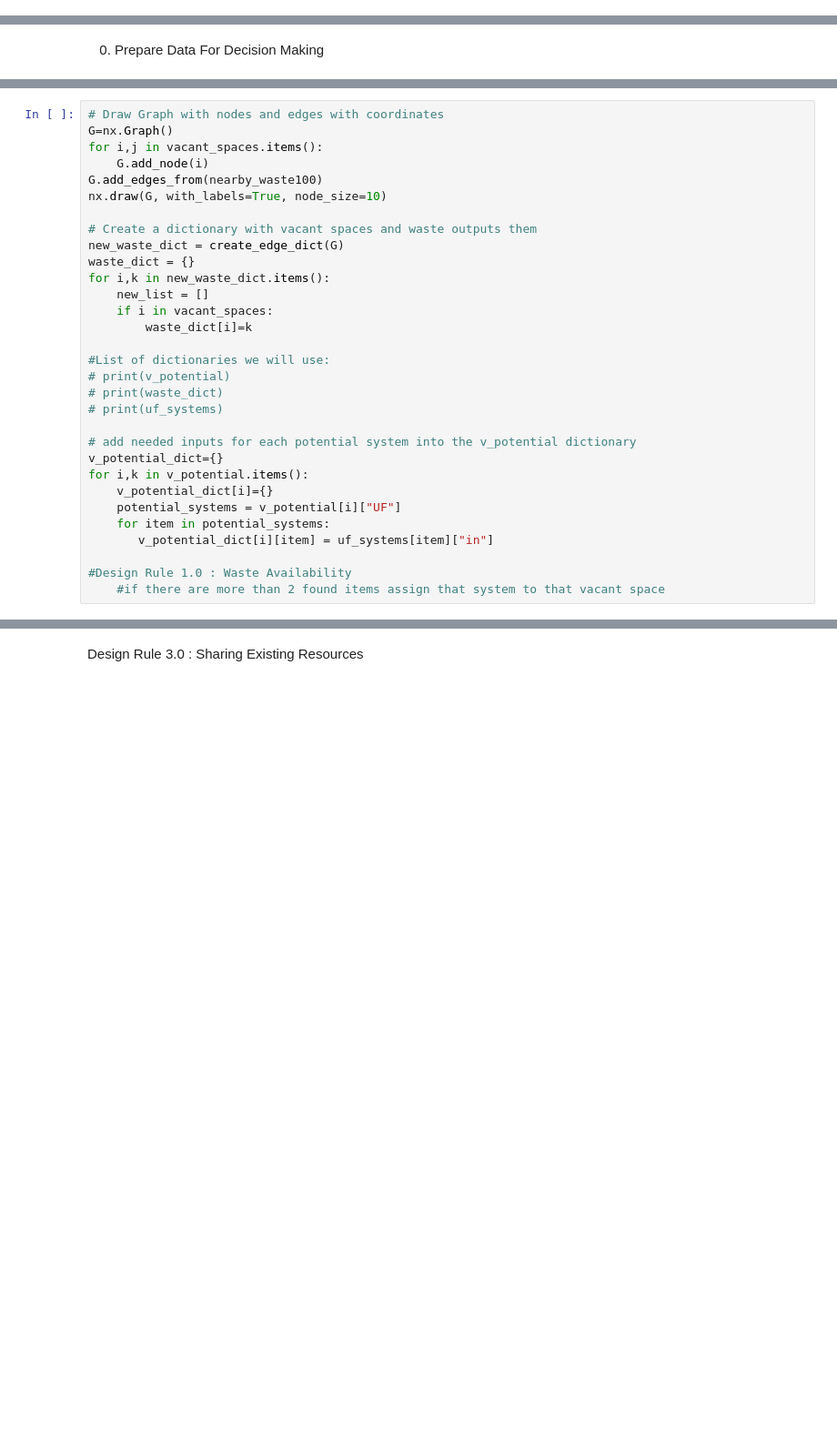
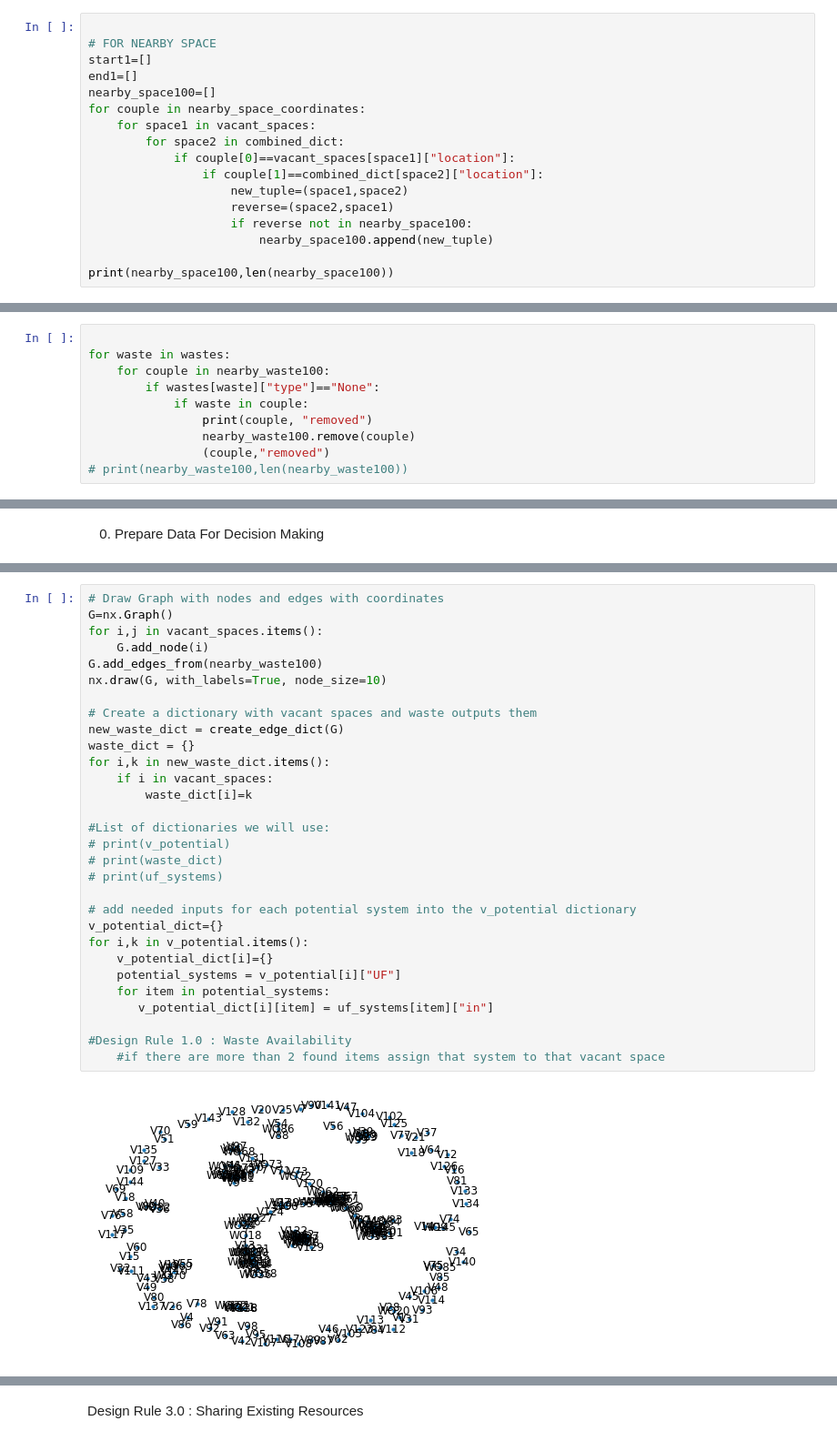
Before and after one commit to erengozdeanil/UF-DecisionMaker, a Jupyter notebook: development level 9.1.ipynb, the cells around one changed output, grey strips where cells are left out. Shown at 91% size. Cells and saved outputs as stored; diff of their text form; blank space fills up the shorter version.

```diff
--- a/development level 9.1.ipynb
+++ b/development level 9.1.ipynb
@@ -270,0 +196,17 @@ print(nearby_waste100)
+# %%
+
+# FOR NEARBY SPACE
+start1=[]
+end1=[]
+nearby_space100=[]
+for couple in nearby_space_coordinates:
+    for space1 in vacant_spaces:
+        for space2 in combined_dict:
+            if couple[0]==vacant_spaces[space1]["location"]:
+                if couple[1]==combined_dict[space2]["location"]:
+                    new_tuple=(space1,space2)
+                    reverse=(space2,space1)
+                    if reverse not in nearby_space100:
+                        nearby_space100.append(new_tuple)
+
+print(nearby_space100,len(nearby_space100))
@@ -270,0 +215,10 @@ print(nearby_waste100)
+# %%
+
+for waste in wastes:
+    for couple in nearby_waste100:
+        if wastes[waste]["type"]=="None":
+            if waste in couple:
+                print(couple, "removed")
+                nearby_waste100.remove(couple)
+                (couple,"removed")
+# print(nearby_waste100,len(nearby_waste100))
@@ -346,31 +388,32 @@ for couple in nearby_waste100:
 # %%
 # Draw Graph with nodes and edges with coordinates
 G=nx.Graph()
 for i,j in vacant_spaces.items():
     G.add_node(i)
 G.add_edges_from(nearby_waste100)
 nx.draw(G, with_labels=True, node_size=10)
 
 # Create a dictionary with vacant spaces and waste outputs them
 new_waste_dict = create_edge_dict(G)
 waste_dict = {}
 for i,k in new_waste_dict.items():
-    new_list = []
     if i in vacant_spaces:
         waste_dict[i]=k
 
 #List of dictionaries we will use:
 # print(v_potential)
 # print(waste_dict)
 # print(uf_systems)
 
 # add needed inputs for each potential system into the v_potential dictionary
 v_potential_dict={}
 for i,k in v_potential.items():
     v_potential_dict[i]={}
     potential_systems = v_potential[i]["UF"]
     for item in potential_systems:
        v_potential_dict[i][item] = uf_systems[item]["in"]
 
 #Design Rule 1.0 : Waste Availability
     #if there are more than 2 found items assign that system to that vacant space
+# %% [output]
+[figure, added]
```
Also changed, not shown: parts of 28 cells of this notebook.
